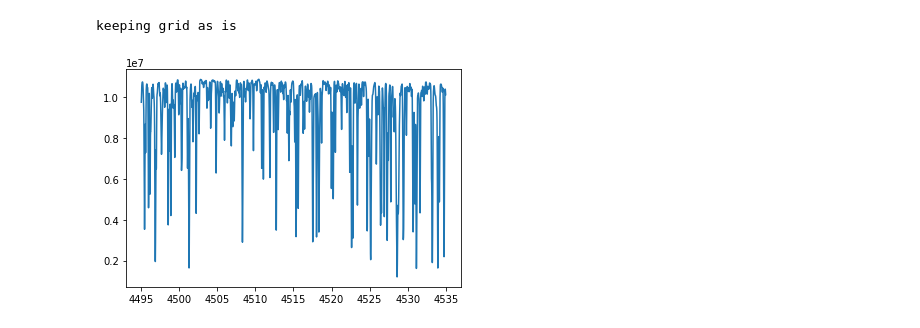
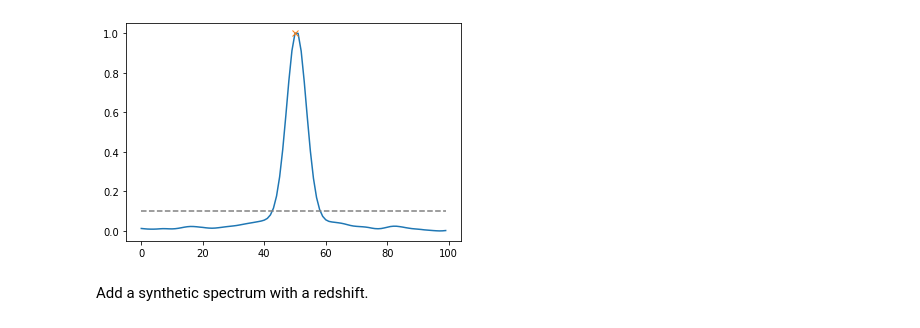
Before and after one commit to stevengiacalone/SB2finder, a Jupyter notebook: src/testing.ipynb, the cells around one changed output. Drawn from its saved outputs; the diff is of its cells as text; code cells hidden in the pictures.

```diff
--- a/src/testing.ipynb
+++ b/src/testing.ipynb
@@ -34,16 +151,16 @@ Get synthetic spectrum.
+# %%
+peaks, _ = find_peaks(my_ccf, height=0.1)
+plt.plot(my_ccf)
+plt.plot(peaks, my_ccf[peaks], "x")
+plt.plot(np.full_like(my_ccf, 0.1), "--", color="gray")
+plt.show()
+# %% [output]
+[figure, added]
+# %% [markdown]
+Add a synthetic spectrum with a redshift.
 # %%
 filename = "synth_spec.hdf5"
 Teff_target = 5800
 Z_target = 0
 
 download_stellar_model_grid(filename, Teff_target, Z_target)
-# %%
-synth_wave, synth_flux = get_synth_spectrum(filename, 5700, 4.5, 0)
-
-synth_mask = (synth_wave > 4495) & (synth_wave < 4535)
-
-plt.plot(synth_wave[synth_mask], synth_flux[synth_mask])
-plt.show()
-# %% [output]
-keeping grid as is
-[figure, removed]
```
Also changed, not shown: parts of 28 cells of this notebook.
